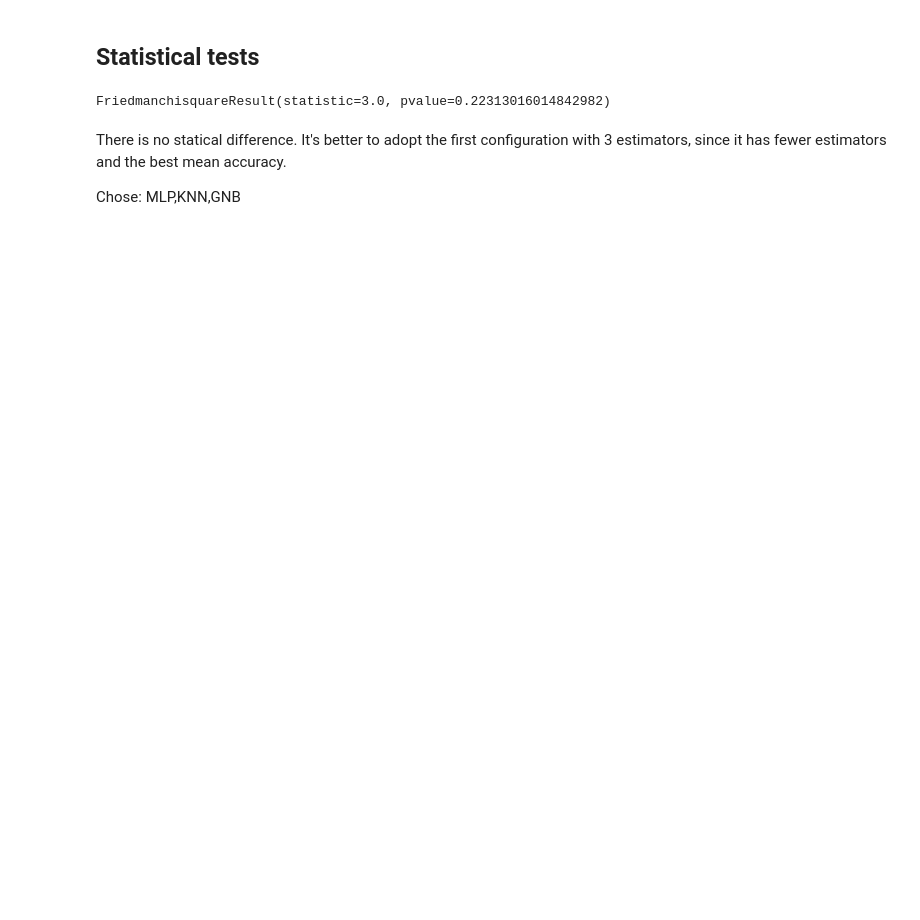
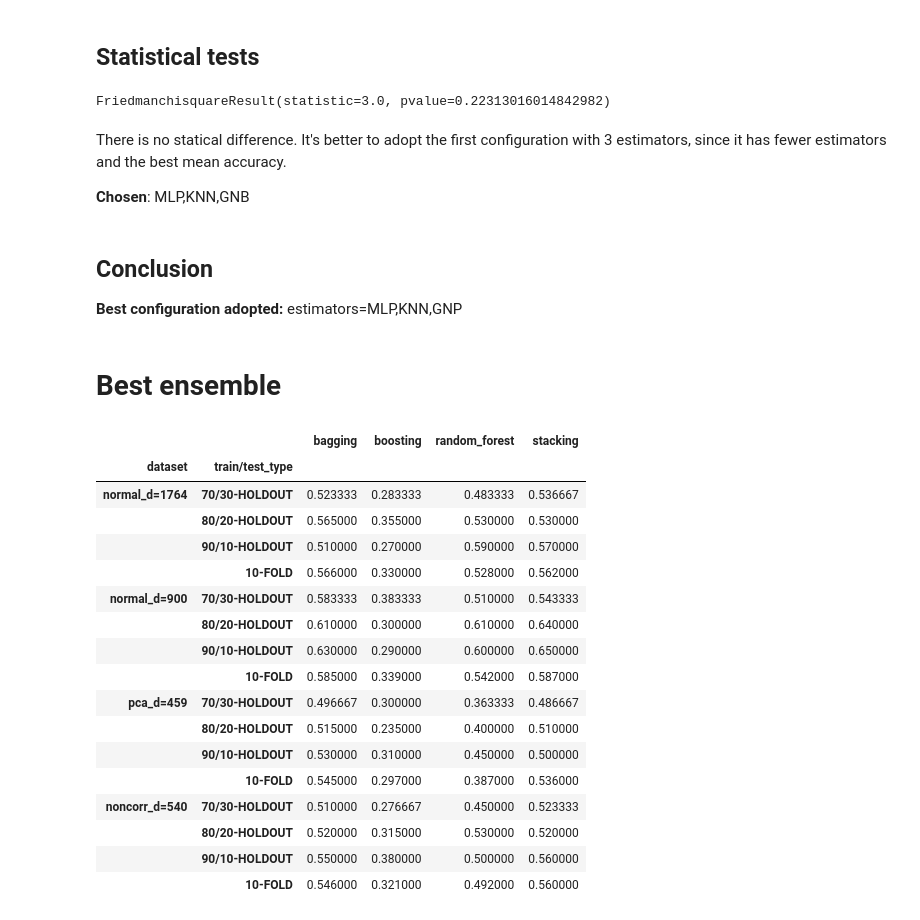
Before and after one commit to BrunoRammon/gato-cachorro_classificacao_de_racas, a Jupyter notebook: models_performance_analysis.ipynb, the cells around one changed output. Saved outputs shown, nothing was run; the diff lists cells and outputs as text; code cells hidden in the pictures; blank space fills up the shorter version.

```diff
--- a/models_performance_analysis.ipynb
+++ b/models_performance_analysis.ipynb
@@ -849,0 +993,7 @@ There is no statistical difference but boosting with 10 estimators resulted in a
+# %%
+df_best_boosting = pd.concat([
+df_boosting_dt[('BOOSTING,base_estimator=DecisionTreeClassifier(max_depth=4)','10')],
+df_boosting_gnb[('BOOSTING,base_estimator=GaussianNB()','10')]
+],axis=1)
+df_best_boosting.columns = ['DT','GNB']
+df_best_boosting
@@ -966,4 +1156,38 @@ FriedmanchisquareResult(statistic=3.0, pvalue=0.22313016014842982)
 # %% [markdown]
 There is no statical difference. It's better to adopt the first configuration with 3 estimators, since it has fewer estimators and the best mean accuracy.
 
-Chose: MLP,KNN,GNB
+**Chosen**: MLP,KNN,GNB
+# %% [markdown]
+## Conclusion
+
+**Best configuration adopted:** estimators=MLP,KNN,GNP
+# %% [markdown]
+# Best ensemble
+# %%
+df_best_ensemble = pd.concat([
+df_best_bagging['MLP'],
+df_best_boosting['DT'],
+df_rf['100/gini'],
+df_stacking['MLP,KNN,GNB']
+],axis=1)
+df_best_ensemble.columns = ['bagging','boosting','random_forest','stacking']
+df_best_ensemble
+# %% [output]
+|  |  | bagging | boosting | random_forest | stacking |
+| dataset | train/test_type |  |  |  |  |
+| normal_d=1764 | 70/30-HOLDOUT | 0.523333 | 0.283333 | 0.483333 | 0.536667 |
+|  | 80/20-HOLDOUT | 0.565000 | 0.355000 | 0.530000 | 0.530000 |
+|  | 90/10-HOLDOUT | 0.510000 | 0.270000 | 0.590000 | 0.570000 |
+|  | 10-FOLD | 0.566000 | 0.330000 | 0.528000 | 0.562000 |
+| normal_d=900 | 70/30-HOLDOUT | 0.583333 | 0.383333 | 0.510000 | 0.543333 |
+|  | 80/20-HOLDOUT | 0.610000 | 0.300000 | 0.610000 | 0.640000 |
+|  | 90/10-HOLDOUT | 0.630000 | 0.290000 | 0.600000 | 0.650000 |
+|  | 10-FOLD | 0.585000 | 0.339000 | 0.542000 | 0.587000 |
+| pca_d=459 | 70/30-HOLDOUT | 0.496667 | 0.300000 | 0.363333 | 0.486667 |
+|  | 80/20-HOLDOUT | 0.515000 | 0.235000 | 0.400000 | 0.510000 |
+|  | 90/10-HOLDOUT | 0.530000 | 0.310000 | 0.450000 | 0.500000 |
+|  | 10-FOLD | 0.545000 | 0.297000 | 0.387000 | 0.536000 |
+| noncorr_d=540 | 70/30-HOLDOUT | 0.510000 | 0.276667 | 0.450000 | 0.523333 |
+|  | 80/20-HOLDOUT | 0.520000 | 0.315000 | 0.530000 | 0.520000 |
+|  | 90/10-HOLDOUT | 0.550000 | 0.380000 | 0.500000 | 0.560000 |
+|  | 10-FOLD | 0.546000 | 0.321000 | 0.492000 | 0.560000 |
```
Also changed, not shown: parts of 88 cells of this notebook.
